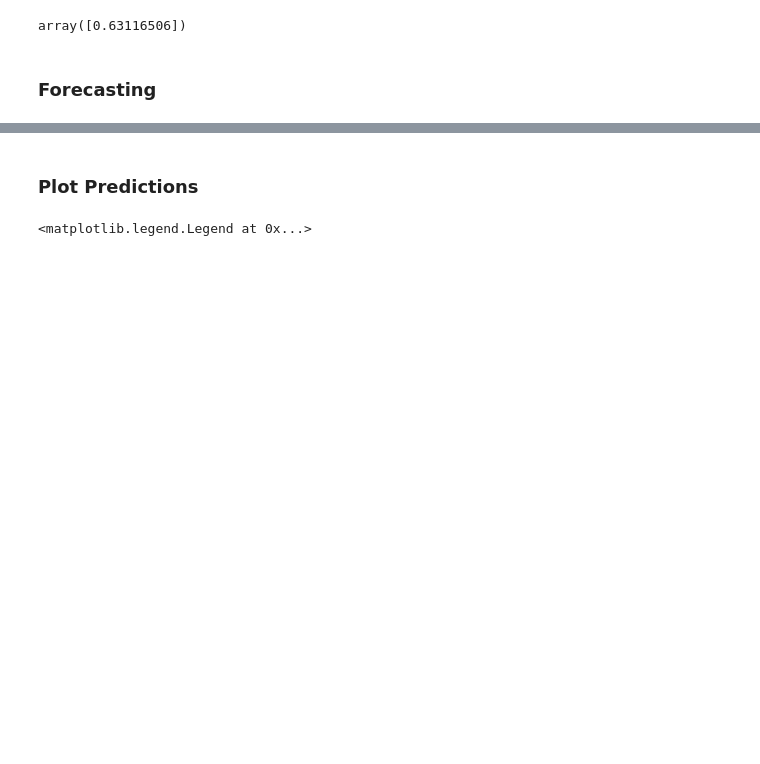
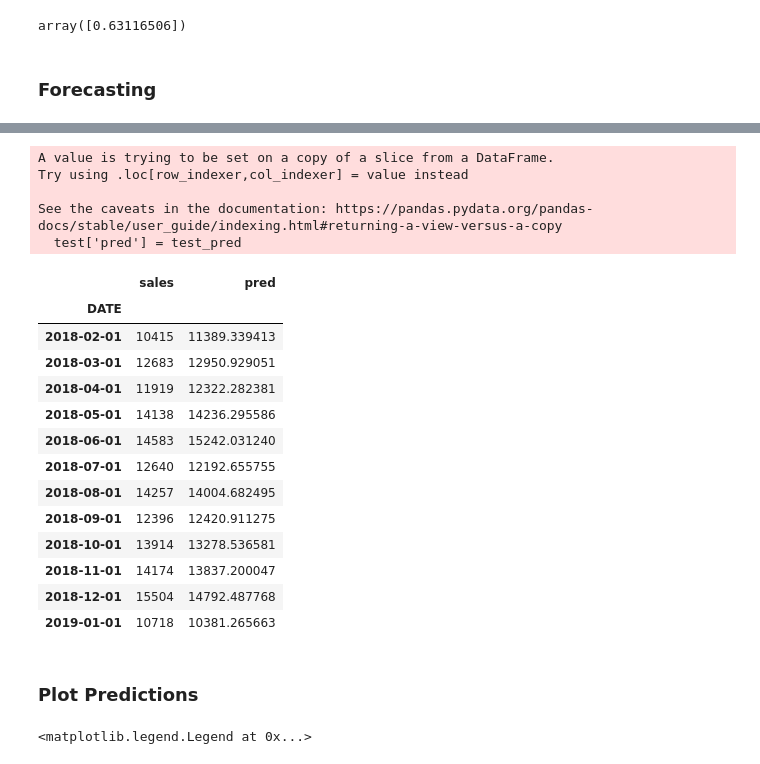
Before and after one commit to Shiska07/Data-Science-and-Machine-Learning, a Jupyter notebook: Time-Series-Analysis/Recurrent-Neural-Networks-for-Time-Series/RNN to predict Sales (Time-Series Data).ipynb, the cells around one changed output, grey strips where cells are left out. Cells and saved outputs as stored; diff of their text form; code cells hidden in the pictures; blank space fills up the shorter version.

```diff
--- a/Time-Series-Analysis/Recurrent-Neural-Networks-for-Time-Series/RNN to predict Sales (Time-Series Data).ipynb
+++ b/Time-Series-Analysis/Recurrent-Neural-Networks-for-Time-Series/RNN to predict Sales (Time-Series Data).ipynb
@@ -253,3 +274,26 @@ array([[0.7373176 ],
+# %%
+test['pred'] = test_pred
+test
+# %% [output]
+A value is trying to be set on a copy of a slice from a DataFrame.
+Try using .loc[row_indexer,col_indexer] = value instead
+
+See the caveats in the documentation: https://pandas.pydata.org/pandas-docs/stable/user_guide/indexing.html#returning-a-view-versus-a-copy
+  test['pred'] = test_pred
+|  | sales | pred |
+| DATE |  |  |
+| 2018-02-01 | 10415 | 11389.339413 |
+| 2018-03-01 | 12683 | 12950.929051 |
+| 2018-04-01 | 11919 | 12322.282381 |
+| 2018-05-01 | 14138 | 14236.295586 |
+| 2018-06-01 | 14583 | 15242.031240 |
+| 2018-07-01 | 12640 | 12192.655755 |
+| 2018-08-01 | 14257 | 14004.682495 |
+| 2018-09-01 | 12396 | 12420.911275 |
+| 2018-10-01 | 13914 | 13278.536581 |
+| 2018-11-01 | 14174 | 13837.200047 |
+| 2018-12-01 | 15504 | 14792.487768 |
+| 2019-01-01 | 10718 | 10381.265663 |
 # %% [markdown]
 ### Plot Predictions
 # %%
```
Also changed, not shown: parts of 14 cells of this notebook.
